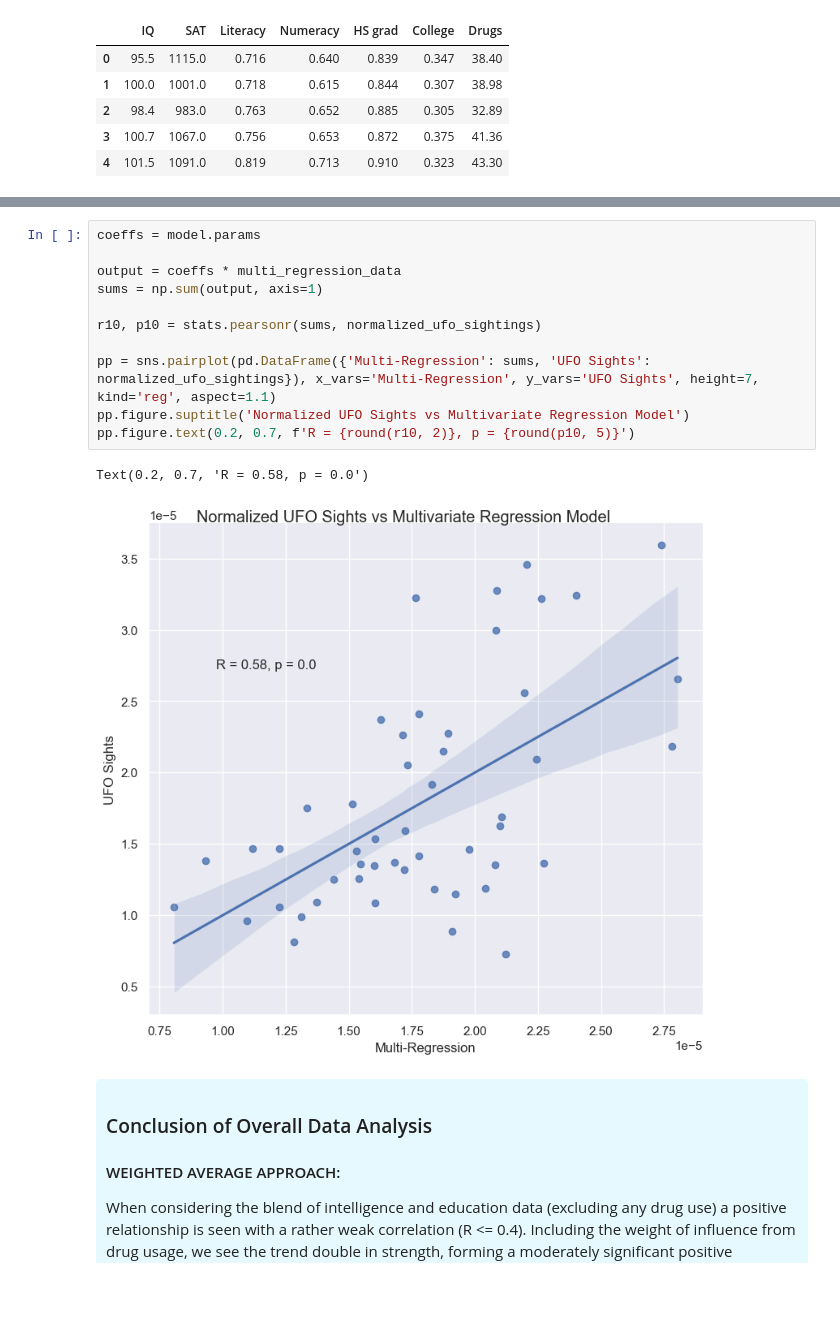
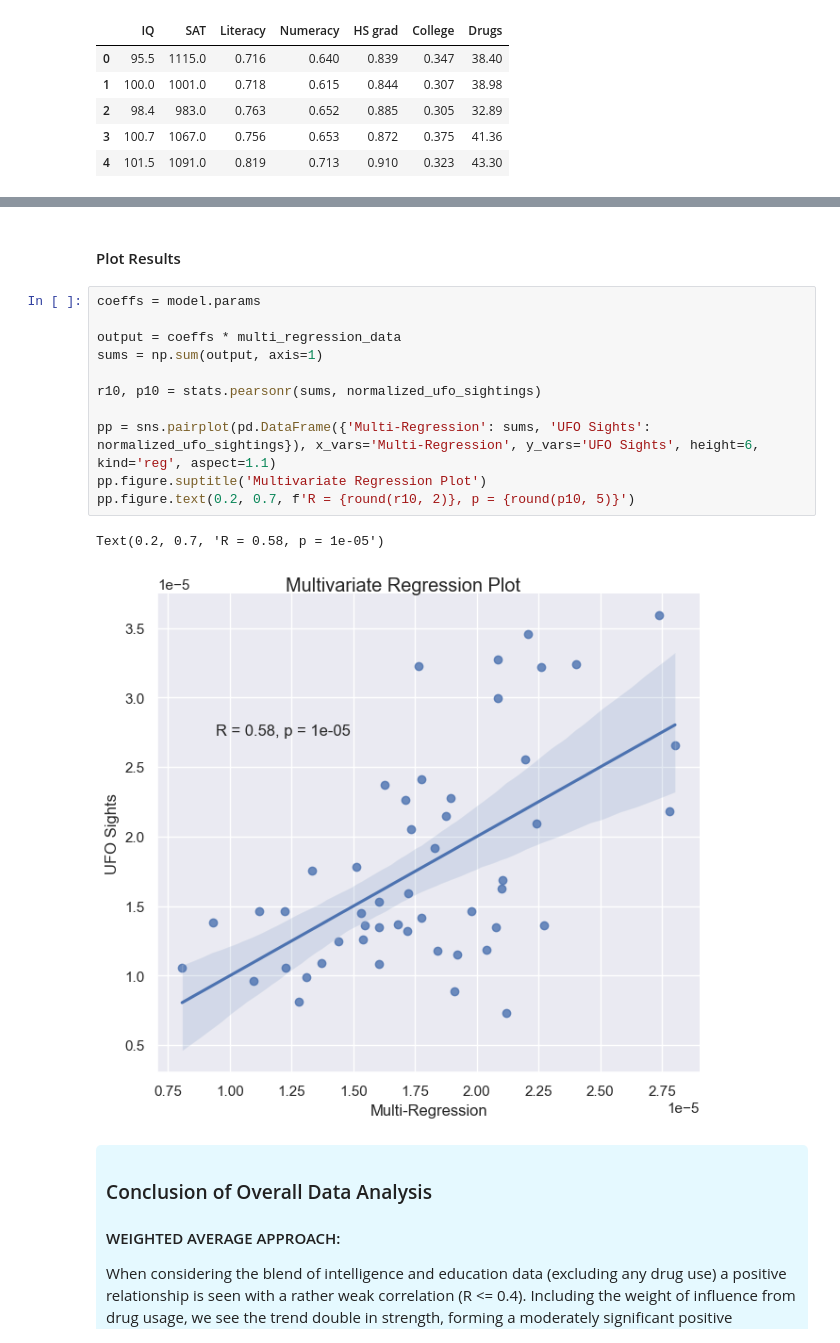
Before and after one commit to codycosta/ENGR201, a Jupyter notebook: weeks-9-10-final-project/project.ipynb, the cells around one changed output, grey strips where cells are left out. Drawn from its saved outputs; the diff is of its cells as text; blank space fills up the shorter version.

```diff
--- a/weeks-9-10-final-project/project.ipynb
+++ b/weeks-9-10-final-project/project.ipynb
@@ -459,20 +458,22 @@ Covariance Type:            nonrobust
 [2] Standard Errors assume that the covariance matrix of the errors is correctly specified.
 [3] The condition number is large, 1.91e+05. This might indicate that there are
 strong multicollinearity or other numerical problems.
+# %% [markdown]
+#### Plot Results
 # %%
 coeffs = model.params
 
 output = coeffs * multi_regression_data
 sums = np.sum(output, axis=1)
 
 r10, p10 = stats.pearsonr(sums, normalized_ufo_sightings)
 
-pp = sns.pairplot(pd.DataFrame({'Multi-Regression': sums, 'UFO Sights': normalized_ufo_sightings}), x_vars='Multi-Regression', y_vars='UFO Sights', height=7, kind='reg', aspect=1.1)
-pp.figure.suptitle('Normalized UFO Sights vs Multivariate Regression Model')
+pp = sns.pairplot(pd.DataFrame({'Multi-Regression': sums, 'UFO Sights': normalized_ufo_sightings}), x_vars='Multi-Regression', y_vars='UFO Sights', height=6, kind='reg', aspect=1.1)
+pp.figure.suptitle('Multivariate Regression Plot')
 pp.figure.text(0.2, 0.7, f'R = {round(r10, 2)}, p = {round(p10, 5)}')
 # %% [output]
-Text(0.2, 0.7, 'R = 0.58, p = 0.0')
+Text(0.2, 0.7, 'R = 0.58, p = 1e-05')
-[figure, old version]
+[figure, new version]
 # %% [markdown]
 <div style='background-color: rgba(0, 195, 255, 0.1); padding: 10px; border-radius: 5px'>
 
```
Also changed, not shown: parts of 3 cells of this notebook, 1 other file.
